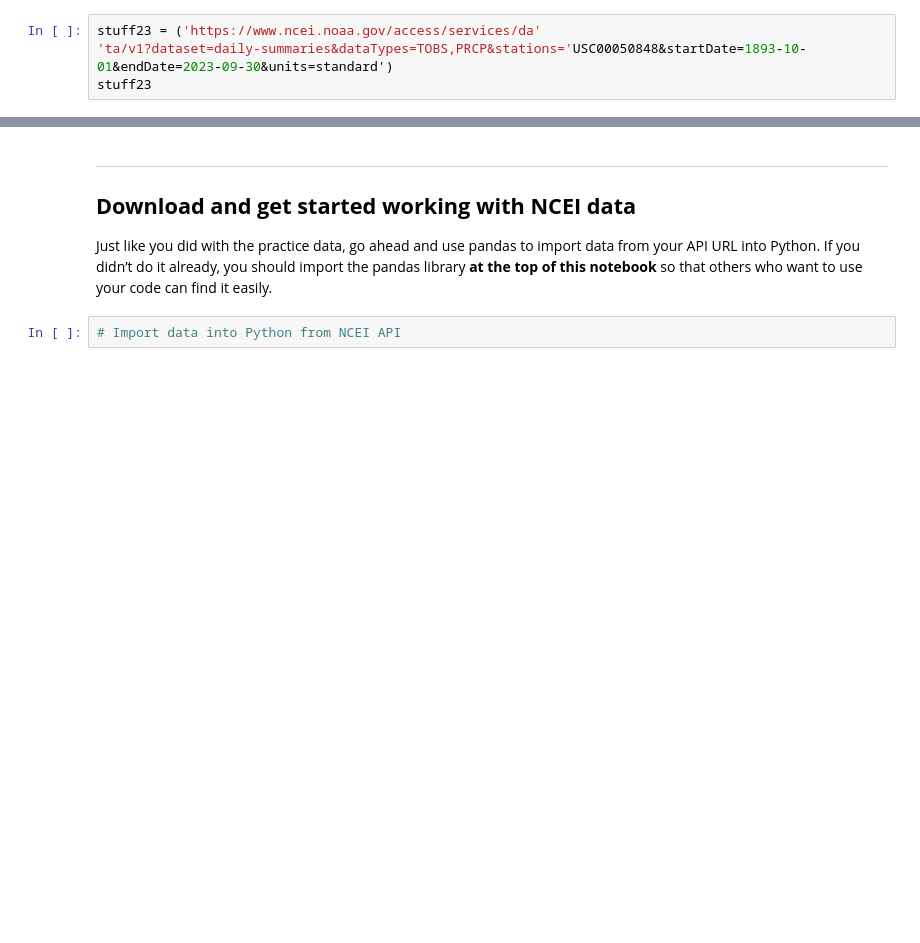
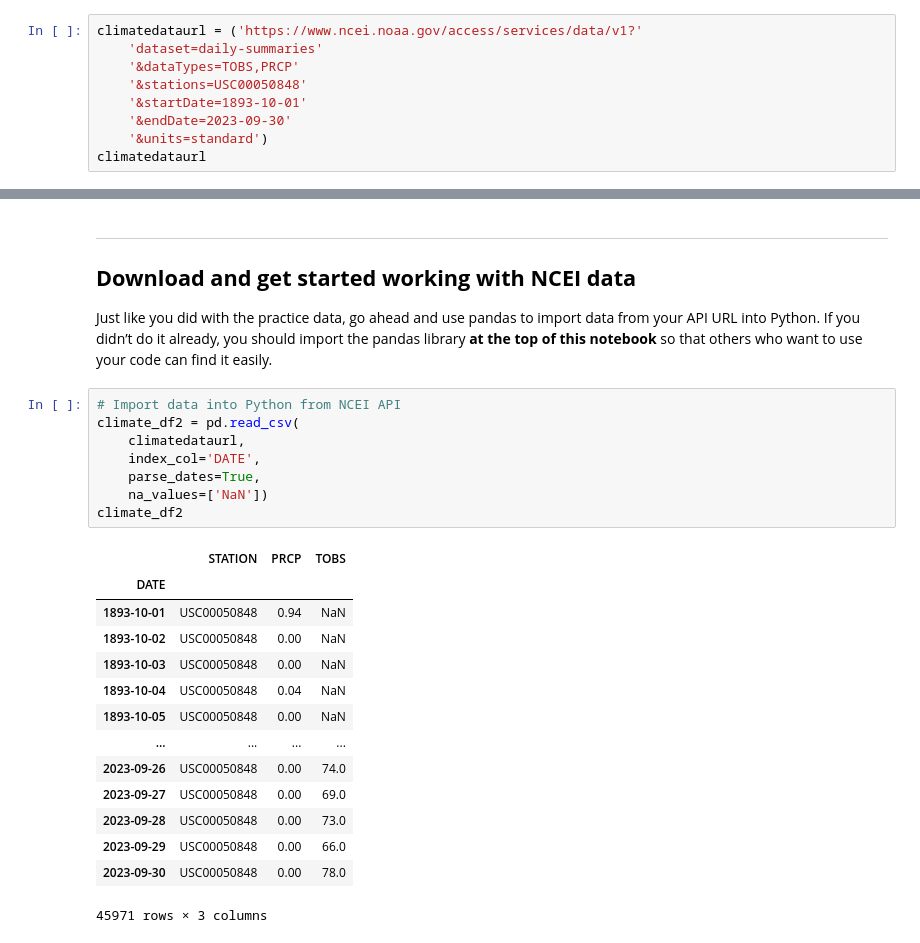
Before and after one commit to earthlab-education/climate-coding-challenge-annaposlednik, a Jupyter notebook: Portfolio-Post_Part-1-Download-Data.ipynb, the cells around one changed output, grey strips where cells are left out. Drawn from its saved outputs; the diff is of its cells as text; blank space fills up the shorter version.

```diff
--- a/Portfolio-Post_Part-1-Download-Data.ipynb
+++ b/Portfolio-Post_Part-1-Download-Data.ipynb
@@ -74,6 +77,11 @@ access NCEI data through its URL:
 > 3.  At the end of the cell where you define your url variable, **call
 >     your variable (type out its name)** so it can be tested.
 # %%
-stuff23 = ('https://www.ncei.noaa.gov/access/services/da'
-'ta/v1?dataset=daily-summaries&dataTypes=TOBS,PRCP&stations='USC00050848&startDate=1893-10-01&endDate=2023-09-30&units=standard')
-stuff23
+climatedataurl = ('https://www.ncei.noaa.gov/access/services/data/v1?'
+    'dataset=daily-summaries'
+    '&dataTypes=TOBS,PRCP'
+    '&stations=USC00050848'
+    '&startDate=1893-10-01'
+    '&endDate=2023-09-30'
+    '&units=standard')
+climatedataurl
@@ -88,3 +98,24 @@ you should import the pandas library **at the top of this notebook** so
 that others who want to use your code can find it easily.
 # %%
 # Import data into Python from NCEI API
+climate_df2 = pd.read_csv(
+    climatedataurl,
+    index_col='DATE',
+    parse_dates=True,
+    na_values=['NaN'])
+climate_df2
+# %% [output]
+|  | STATION | PRCP | TOBS |
+| DATE |  |  |  |
+| 1893-10-01 | USC00050848 | 0.94 | NaN |
+| 1893-10-02 | USC00050848 | 0.00 | NaN |
+| 1893-10-03 | USC00050848 | 0.00 | NaN |
+| 1893-10-04 | USC00050848 | 0.04 | NaN |
+| 1893-10-05 | USC00050848 | 0.00 | NaN |
+| ... | ... | ... | ... |
+| 2023-09-26 | USC00050848 | 0.00 | 74.0 |
+| 2023-09-27 | USC00050848 | 0.00 | 69.0 |
+| 2023-09-28 | USC00050848 | 0.00 | 73.0 |
+| 2023-09-29 | USC00050848 | 0.00 | 66.0 |
+| 2023-09-30 | USC00050848 | 0.00 | 78.0 |
+45971 rows × 3 columns
```
Also changed, not shown: parts of 4 cells of this notebook, 1 other file.
